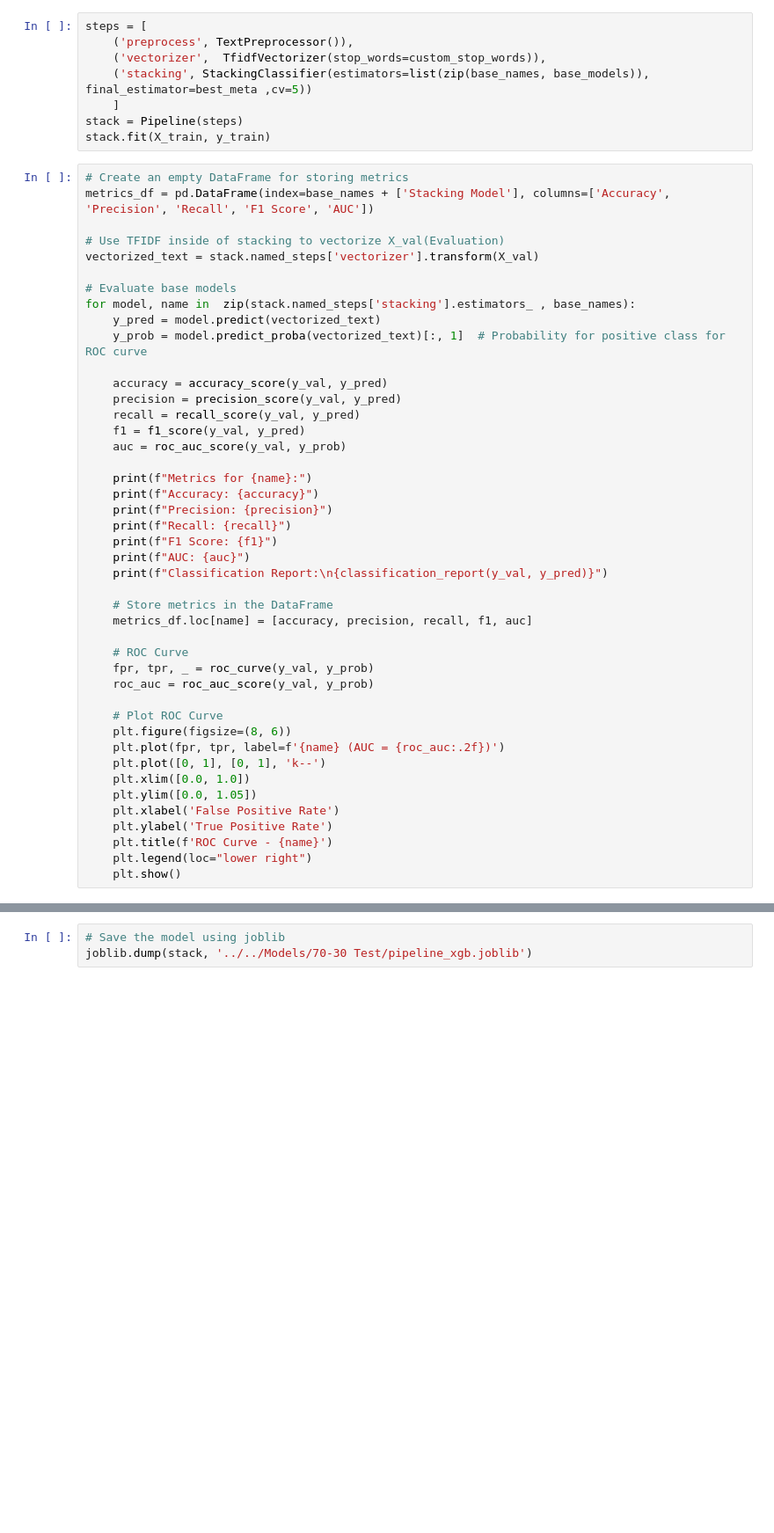
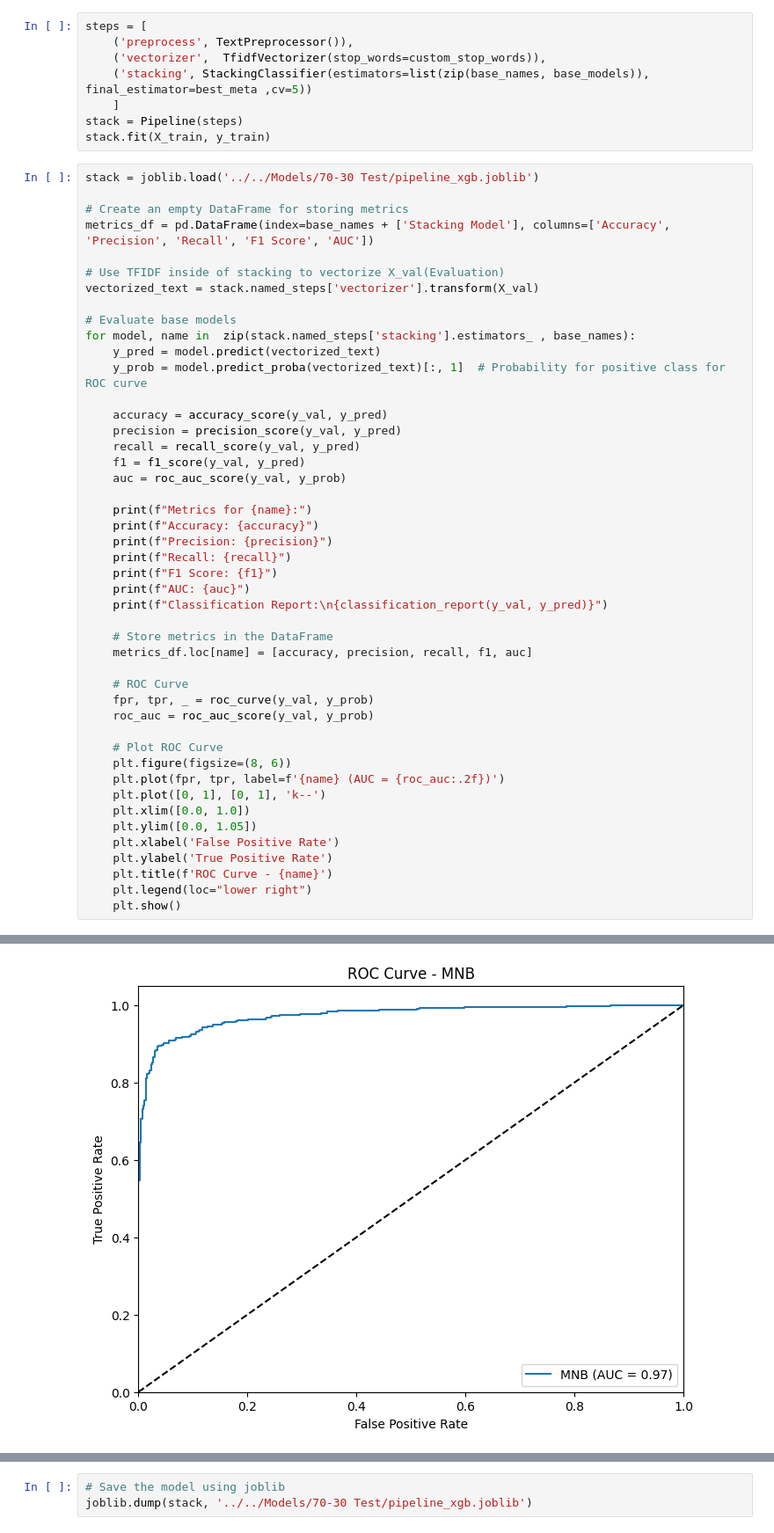
Before and after one commit to lendon08/thesis_factify, a Jupyter notebook: 70-30-10 Tests/pipeline/xgb.ipynb, the cells around one changed output, grey strips where cells are left out. Shown: that part at 88% size. Drawn from its saved outputs; the diff is of its cells as text; blank space fills up the shorter version.

```diff
--- a/70-30-10 Tests/pipeline/xgb.ipynb
+++ b/70-30-10 Tests/pipeline/xgb.ipynb
@@ -114,6 +114,8 @@ steps = [
 stack = Pipeline(steps)
 stack.fit(X_train, y_train)
 # %%
+stack = joblib.load('../../Models/70-30 Test/pipeline_xgb.joblib')
+
 # Create an empty DataFrame for storing metrics
 metrics_df = pd.DataFrame(index=base_names + ['Stacking Model'], columns=['Accuracy', 'Precision', 'Recall', 'F1 Score', 'AUC'])
 
@@ -157,3 +159,4 @@ for model, name in  zip(stack.named_steps['stacking'].estimators_ , base_names):
     plt.title(f'ROC Curve - {name}')
     plt.legend(loc="lower right")
     plt.show()
+# %% [output]
@@ -159,0 +178 @@ for model, name in  zip(stack.named_steps['stacking'].estimators_ , base_names):
+[figure, added]
```
Also changed, not shown: parts of 2 cells of this notebook, 35 other files.
